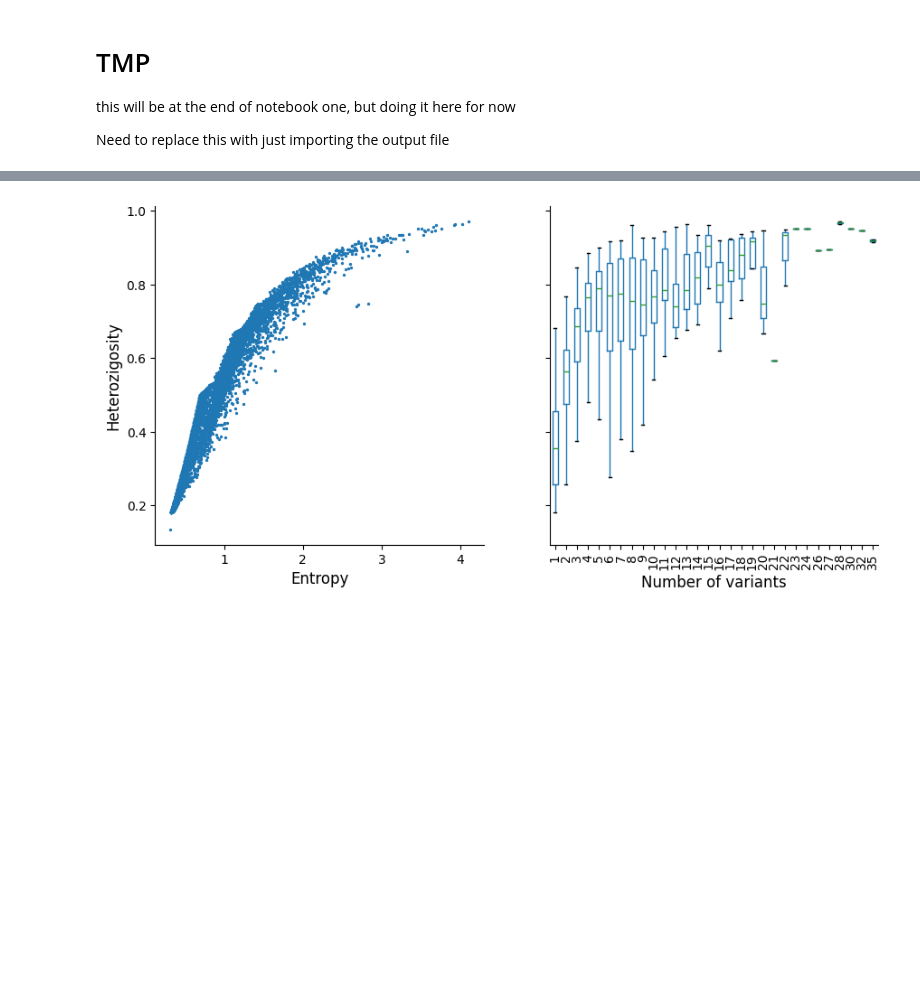
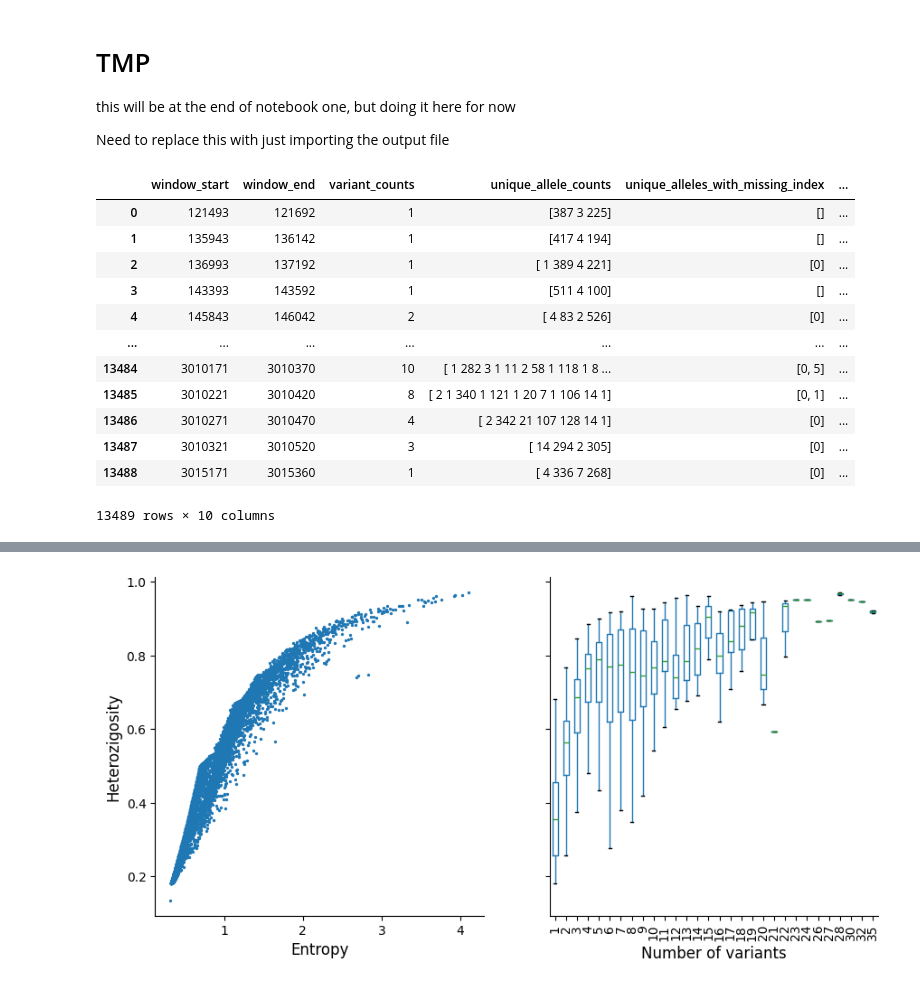
Before and after one commit to svsiegel/vivax-mhaps, a Jupyter notebook: notebooks/2_selection_from_microhaplotype_candidates.ipynb, the cells around one changed output, grey strips where cells are left out. Saved outputs shown, nothing was run; the diff lists cells and outputs as text; code cells hidden in the pictures; blank space fills up the shorter version.

```diff
--- a/notebooks/2_selection_from_microhaplotype_candidates.ipynb
+++ b/notebooks/2_selection_from_microhaplotype_candidates.ipynb
@@ -46,6 +49,23 @@ for filename in os.listdir(results_directory):
             results_df = pd.concat([results_df, df], ignore_index=True)
         i+=1
 results_df = results_df.sort_values('chrom')
+# %%
+results_df = pd.read_csv("../sliding_window_results/genome_stats.csv",index_col=0)
+results_df
+# %% [output]
+|  | window_start | window_end | variant_counts | unique_allele_counts | unique_alleles_with_missing_index | ... |
+| 0 | 121493 | 121692 | 1 | [387 3 225] | [] | ... |
+| 1 | 135943 | 136142 | 1 | [417 4 194] | [] | ... |
+| 2 | 136993 | 137192 | 1 | [ 1 389 4 221] | [0] | ... |
+| 3 | 143393 | 143592 | 1 | [511 4 100] | [] | ... |
+| 4 | 145843 | 146042 | 2 | [ 4 83 2 526] | [0] | ... |
+| ... | ... | ... | ... | ... | ... | ... |
+| 13484 | 3010171 | 3010370 | 10 | [ 1 282 3 1 11 2 58 1 118 1 8 ... | [0, 5] | ... |
+| 13485 | 3010221 | 3010420 | 8 | [ 2 1 340 1 121 1 20 7 1 106 14 1] | [0, 1] | ... |
+| 13486 | 3010271 | 3010470 | 4 | [ 2 342 21 107 128 14 1] | [0] | ... |
+| 13487 | 3010321 | 3010520 | 3 | [ 14 294 2 305] | [0] | ... |
+| 13488 | 3015171 | 3015360 | 1 | [ 4 336 7 268] | [0] | ... |
+13489 rows × 10 columns
 # %%
 results_df = results_df.assign(midpoint=results_df.loc[:, ["window_start", "window_end"]].mean(axis=1))
 results_df
```
Also changed, not shown: parts of 1 cell of this notebook, 2 other files.
